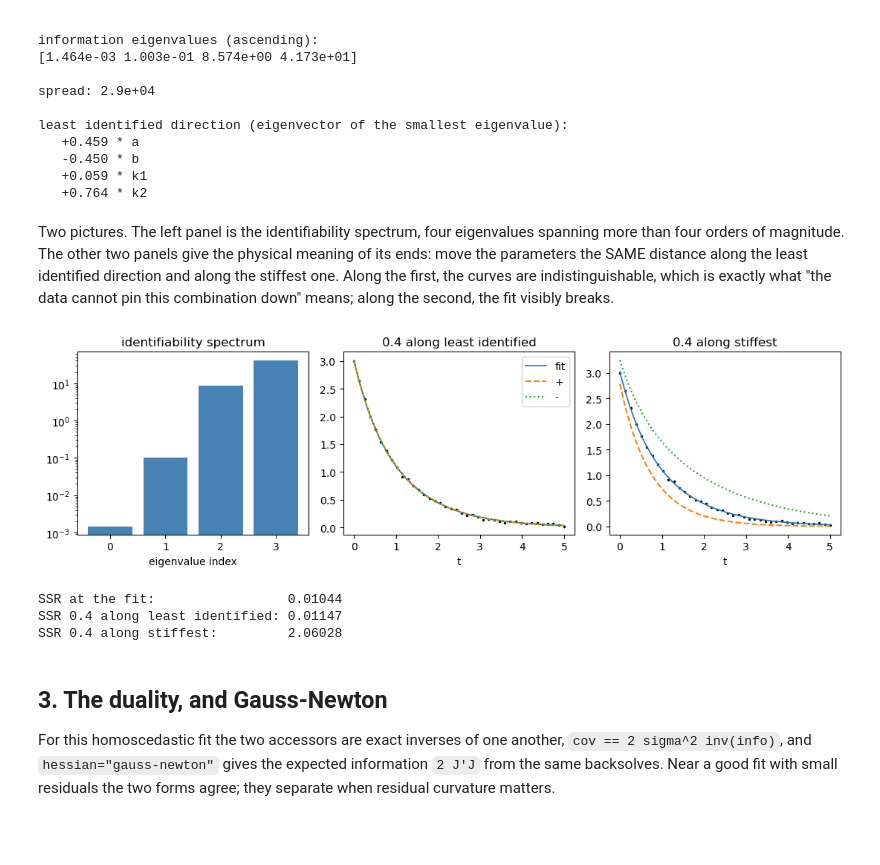
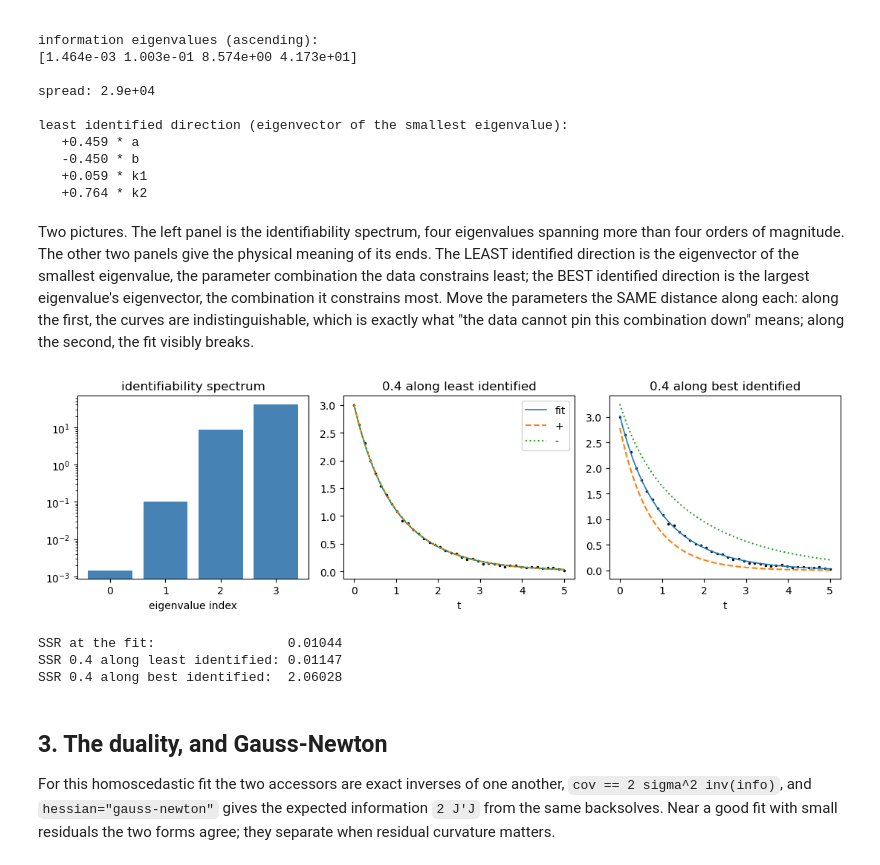
Before and after one commit to GermanHeim/pounce, a Jupyter notebook: python/notebooks/31_information_identifiability.ipynb, the cells around one changed output. Drawn from its saved outputs; the diff is of its cells as text; code cells hidden in the pictures; blank space fills up the shorter version.

```diff
--- a/python/notebooks/31_information_identifiability.ipynb
+++ b/python/notebooks/31_information_identifiability.ipynb
@@ -161,44 +161,47 @@ least identified direction (eigenvector of the smallest eigenvalue):
    +0.764 * k2
 # %% [markdown]
 Two pictures. The left panel is the identifiability spectrum, four
-eigenvalues spanning more than four orders of magnitude. The other
-two panels give the physical meaning of its ends: move the parameters the SAME distance along the least
-identified direction and along the stiffest one. Along the first, the
-curves are indistinguishable, which is exactly what "the data cannot
-pin this combination down" means; along the second, the fit visibly
-breaks.
+eigenvalues spanning more than four orders of magnitude. The other two
+panels give the physical meaning of its ends. The LEAST identified
+direction is the eigenvector of the smallest eigenvalue, the parameter
+combination the data constrains least; the BEST identified direction
+is the largest eigenvalue's eigenvector, the combination it constrains
+most. Move the parameters the SAME distance along each: along the
+first, the curves are indistinguishable, which is exactly what "the
+data cannot pin this combination down" means; along the second, the
+fit visibly breaks.
 # %%
 fig, axes = plt.subplots(1, 3, figsize=(11, 3.4))
 axes[0].bar(range(len(ev)), ev, color="steelblue")
 axes[0].set_yscale("log")
 axes[0].set_xlabel("eigenvalue index")
 axes[0].set_title("identifiability spectrum")
 
 delta = 0.4
 for ax, j, title in ((axes[1], 0, "0.4 along least identified"),
-                     (axes[2], -1, "0.4 along stiffest")):
+                     (axes[2], -1, "0.4 along best identified")):
     v = vec[:, j]
     ax.plot(t_data, y_data, "k.", ms=3)
     ax.plot(tt, curve(p_hat, tt), lw=1.2, label="fit")
     ax.plot(tt, curve(p_hat + delta * v, tt), "--", label="+")
     ax.plot(tt, curve(p_hat - delta * v, tt), ":", label="-")
     ax.set_xlabel("t"); ax.set_title(title)
 axes[1].legend()
 plt.tight_layout(); plt.show()
 
 
 def sse(p):
     return float(np.sum((y_data - curve(p, t_data)) ** 2))
 
 
 print("SSR at the fit:                ", round(sse(p_hat), 5))
 print("SSR 0.4 along least identified:", round(sse(p_hat + delta * vec[:, 0]), 5))
-print("SSR 0.4 along stiffest:        ", round(sse(p_hat + delta * vec[:, -1]), 5))
+print("SSR 0.4 along best identified: ", round(sse(p_hat + delta * vec[:, -1]), 5))
 # %% [output]
-[figure, old version]
+[figure, new version]
 SSR at the fit:                 0.01044
 SSR 0.4 along least identified: 0.01147
-SSR 0.4 along stiffest:         2.06028
+SSR 0.4 along best identified:  2.06028
 # %% [markdown]
 ## 3. The duality, and Gauss-Newton
 
```
Also changed, not shown: 1 other file.
